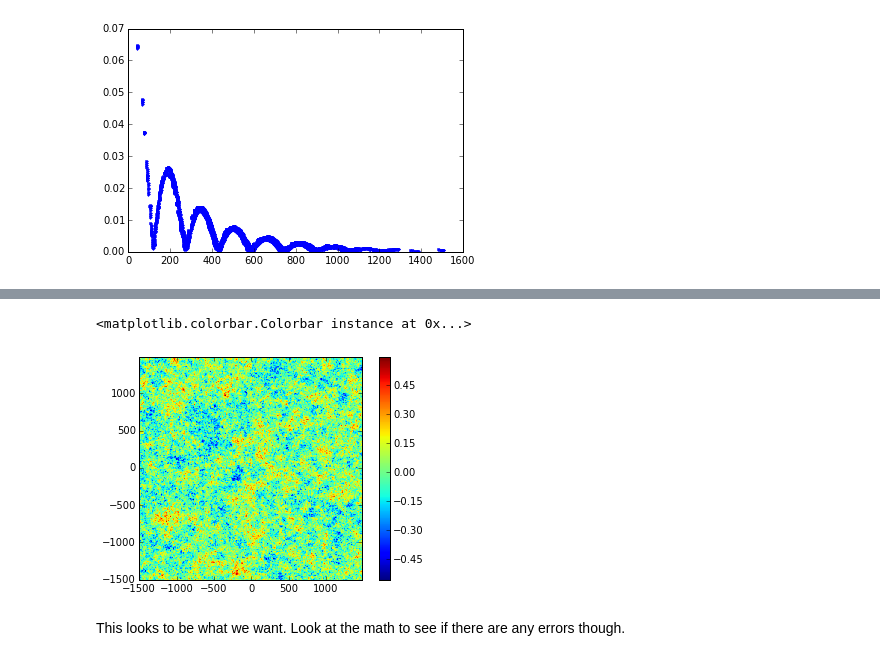
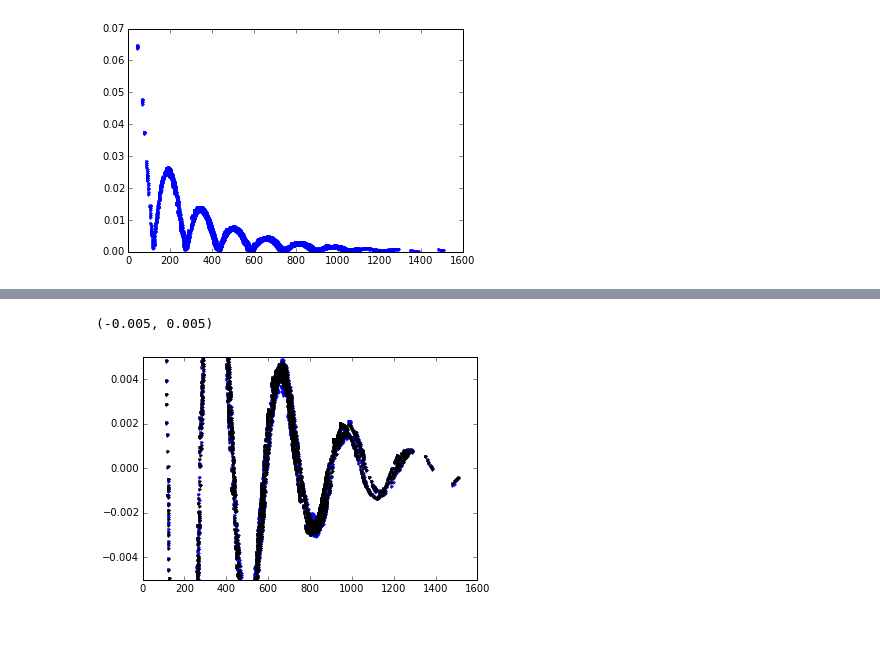
Before and after one commit to wmorning/EvilLens, a Jupyter notebook: AntennaEffects.ipynb, the cells around one changed output, grey strips where cells are left out. Cells and saved outputs as stored; diff of their text form; code cells hidden in the pictures; blank space fills up the shorter version.

```diff
--- a/AntennaEffects.ipynb
+++ b/AntennaEffects.ipynb
@@ -97,9 +103,8 @@ plt.colorbar()
-# %%
-phase_errors = np.fft.ifft2(np.fft.ifftshift(p2,axes={0,1}))
-plt.imshow(phase_errors.real,origin='lower',interpolation='nearest',extent =(np.min(X),np.max(X),np.min(y),np.max(y)))
-plt.colorbar()
-# %% [output]
-<matplotlib.colorbar.Colorbar instance at 0x...>
-[figure, removed]
-# %% [markdown]
-This looks to be what we want.  Look at the math to see if there are any errors though.
+# %%
+plt.plot(np.sqrt(saboteur.u**2+saboteur.v**2),(saboteur.Visibilities).real, 'b.')
+plt.plot(np.sqrt(saboteur.u**2+saboteur.v**2),Visibilities_old.real, 'k.')
+
+plt.ylim(-0.005,0.005)
+# %% [output]
+(-0.005, 0.005)
+[figure, added]
```
Also changed, not shown: parts of 20 cells of this notebook.
